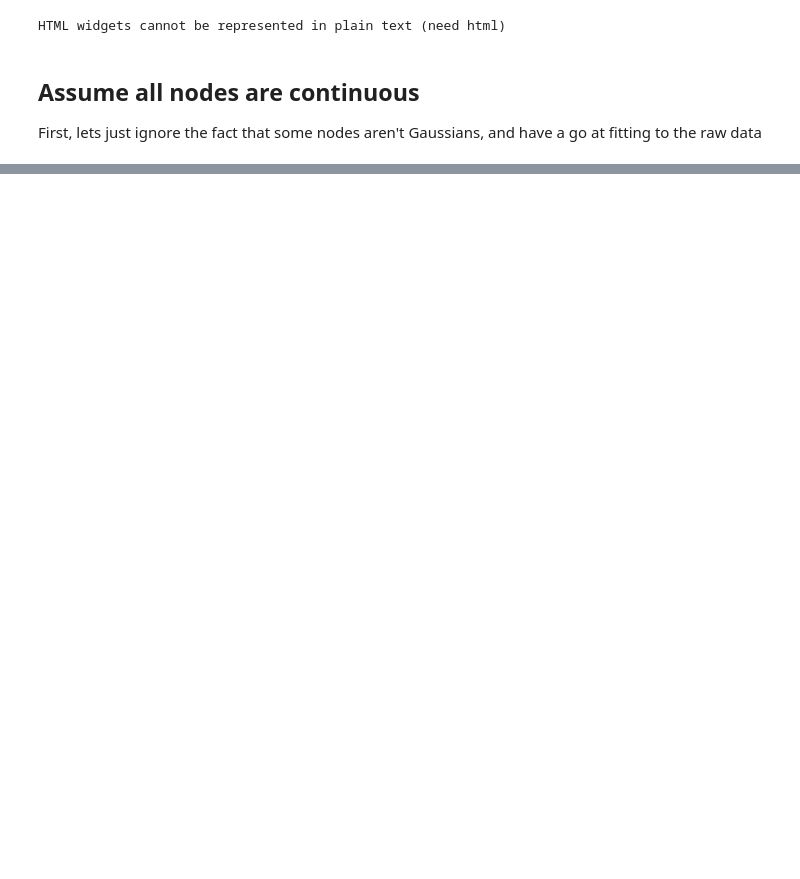
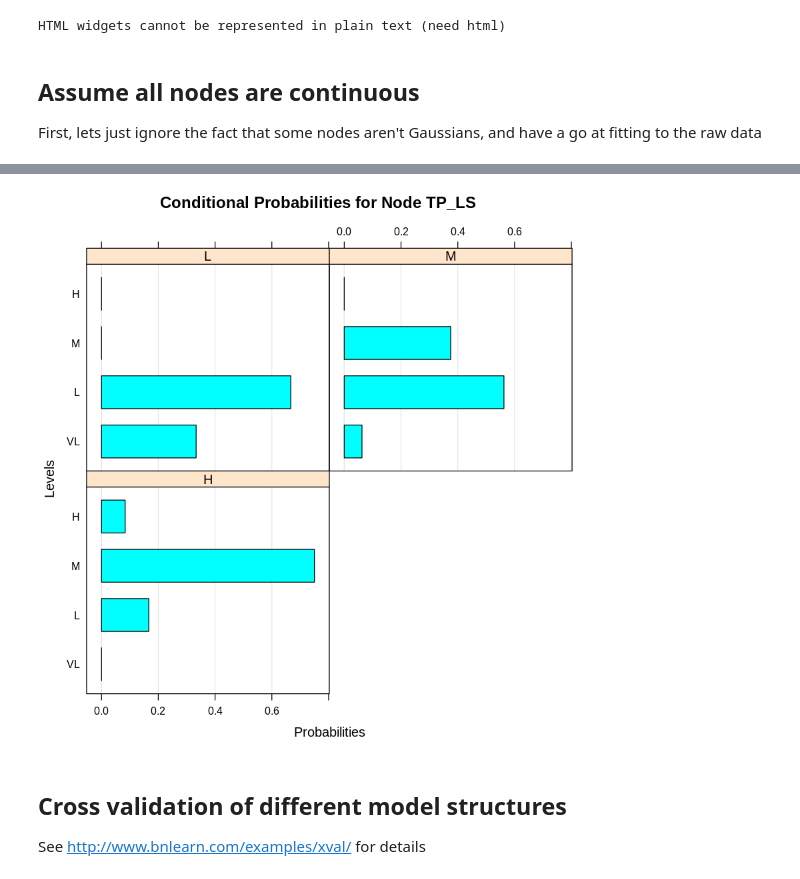
Before and after one commit to icra/WATExR, a Jupyter notebook: Norway_Morsa/Model_Development/Notebooks/07_BN_WATExR_R.ipynb, the cells around one changed output, grey strips where cells are left out. Saved outputs shown, nothing was run; the diff lists cells and outputs as text; code cells hidden in the pictures; blank space fills up the shorter version.

Commit message:
One BN structure with discretized variables complete and parameterised, cross validation and model structure selection still to do

```diff
--- a/Norway_Morsa/Model_Development/Notebooks/07_BN_WATExR_R.ipynb
+++ b/Norway_Morsa/Model_Development/Notebooks/07_BN_WATExR_R.ipynb
@@ -164,0 +227,6 @@ Loading required namespace: lattice
+# %%
+# Get node parameter estimates (n.b. method can be maximum likelihood estimation (default)
+# or 'bayes'. Can only use bayesian with discrete
+fit_disc = bn.fit(dag, data_disc_rt, method='mle')
+#                         replace.unidentifiable=TRUE)
+fit_disc
@@ -164,0 +251,8 @@ Loading required namespace: lattice
+# %%
+bn.fit.barchart(fit_disc$TP_LS)
+# %% [output]
+[figure, added]
+# %% [markdown]
+## Cross validation of different model structures
+
+See http://www.bnlearn.com/examples/xval/ for details
```
Also changed, not shown: parts of 16 cells of this notebook, 2 other files.
